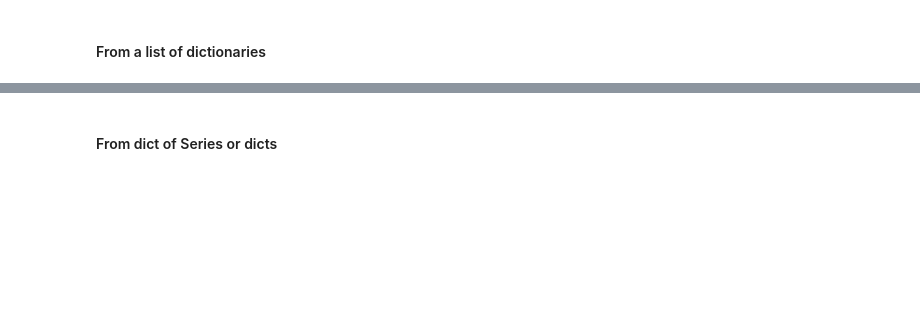
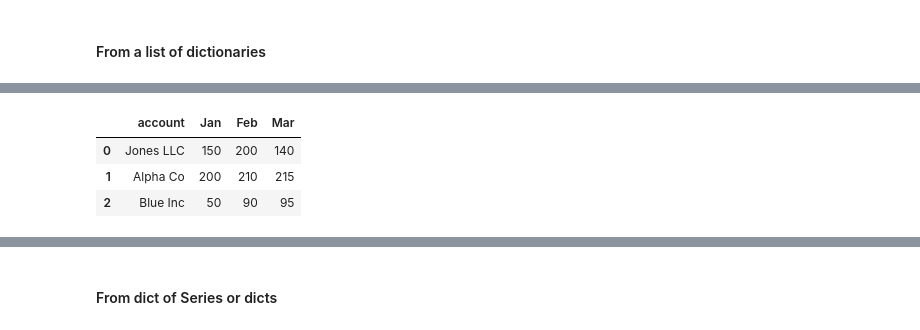
Before and after one commit to ftorradeflot/PythonMasterIFAE, a Jupyter notebook: pandas/pandas.ipynb, the cells around one changed output, grey strips where cells are left out. Saved outputs shown, nothing was run; the diff lists cells and outputs as text; code cells hidden in the pictures; blank space fills up the shorter version.

```diff
--- a/pandas/pandas.ipynb
+++ b/pandas/pandas.ipynb
@@ -264,0 +342,9 @@ df
+# %%
+json_df = df.to_json()
+md_df = df.to_markdown()
+csv_df = df.to_csv()
+html_df = df.to_html()
+print('\n'.join(['JSON', json_df,
+                 'Markdown', md_df,
+                 'CSV', csv_df,
+                 'HTML', html_df]))
@@ -265,2 +379,9 @@ df
+# %%
+display(HTML(html_df))
+# %% [output]
+|  | account | Jan | Feb | Mar |
+| 0 | Jones LLC | 150 | 200 | 140 |
+| 1 | Alpha Co | 200 | 210 | 215 |
+| 2 | Blue Inc | 50 | 90 | 95 |
 # %%
 df.info()
```
Also changed, not shown: parts of 38 cells of this notebook.
